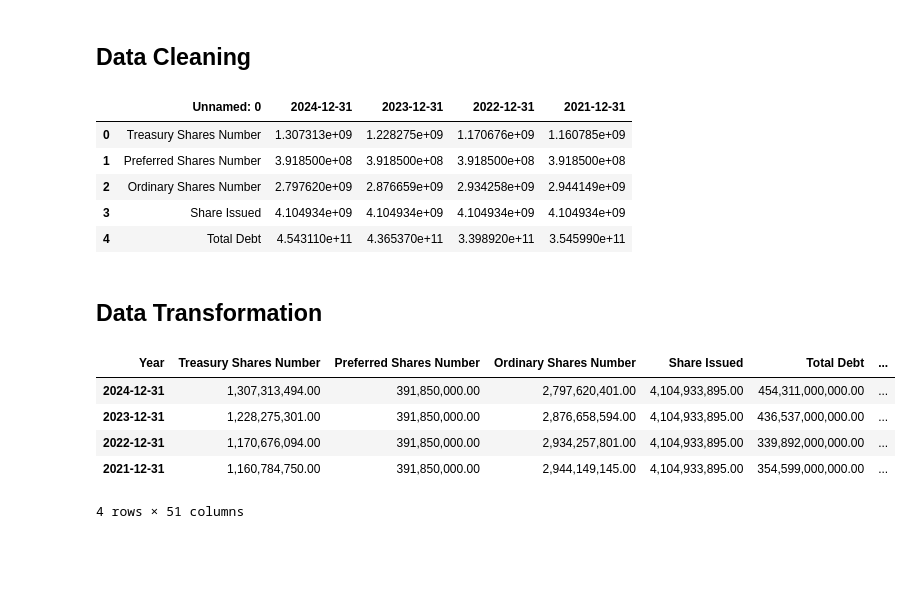
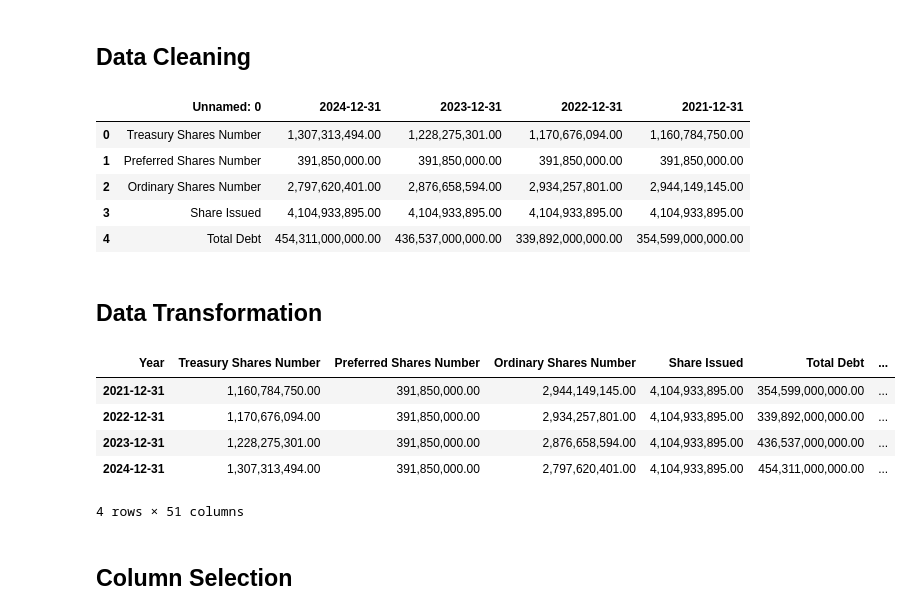
Before and after one commit to pvtzurbito/data_science, a Jupyter notebook: Learning Pandas/jupyter notebooks/final reports/JPMorgan_bs_Final.ipynb, the cells around one changed output. Cells and saved outputs as stored; diff of their text form; code cells hidden in the pictures; blank space fills up the shorter version.

Commit message:
Fixed visualizations, added descriptions, and made the index to an ascending order.

```diff
--- a/Learning Pandas/jupyter notebooks/final reports/JPMorgan_bs_Final.ipynb
+++ b/Learning Pandas/jupyter notebooks/final reports/JPMorgan_bs_Final.ipynb
@@ -20,26 +20,29 @@ raw_df.head()
 # %% [markdown]
 ## Data Cleaning
 # %%
+pd.options.display.float_format = '{:,.2f}'.format
 filtered_df = raw_df.drop(columns ='2020-12-31')
 filtered_df.head()
 # %% [output]
 |  | Unnamed: 0 | 2024-12-31 | 2023-12-31 | 2022-12-31 | 2021-12-31 |
-| 0 | Treasury Shares Number | 1.307313e+09 | 1.228275e+09 | 1.170676e+09 | 1.160785e+09 |
-| 1 | Preferred Shares Number | 3.918500e+08 | 3.918500e+08 | 3.918500e+08 | 3.918500e+08 |
-| 2 | Ordinary Shares Number | 2.797620e+09 | 2.876659e+09 | 2.934258e+09 | 2.944149e+09 |
-| 3 | Share Issued | 4.104934e+09 | 4.104934e+09 | 4.104934e+09 | 4.104934e+09 |
-| 4 | Total Debt | 4.543110e+11 | 4.365370e+11 | 3.398920e+11 | 3.545990e+11 |
+| 0 | Treasury Shares Number | 1,307,313,494.00 | 1,228,275,301.00 | 1,170,676,094.00 | 1,160,784,750.00 |
+| 1 | Preferred Shares Number | 391,850,000.00 | 391,850,000.00 | 391,850,000.00 | 391,850,000.00 |
+| 2 | Ordinary Shares Number | 2,797,620,401.00 | 2,876,658,594.00 | 2,934,257,801.00 | 2,944,149,145.00 |
+| 3 | Share Issued | 4,104,933,895.00 | 4,104,933,895.00 | 4,104,933,895.00 | 4,104,933,895.00 |
+| 4 | Total Debt | 454,311,000,000.00 | 436,537,000,000.00 | 339,892,000,000.00 | 354,599,000,000.00 |
 # %% [markdown]
 ## Data Transformation
 # %%
 filtered_df_t = filtered_df.set_index('Unnamed: 0').T
-pd.options.display.float_format = '{:,.2f}'.format
 filtered_df_t.rename_axis('Year', axis = 1, inplace=True)
+filtered_df_t = filtered_df_t.sort_index(ascending = True)
 filtered_df_t
 # %% [output]
 | Year | Treasury Shares Number | Preferred Shares Number | Ordinary Shares Number | Share Issued | Total Debt | ... |
+| 2021-12-31 | 1,160,784,750.00 | 391,850,000.00 | 2,944,149,145.00 | 4,104,933,895.00 | 354,599,000,000.00 | ... |
+| 2022-12-31 | 1,170,676,094.00 | 391,850,000.00 | 2,934,257,801.00 | 4,104,933,895.00 | 339,892,000,000.00 | ... |
+| 2023-12-31 | 1,228,275,301.00 | 391,850,000.00 | 2,876,658,594.00 | 4,104,933,895.00 | 436,537,000,000.00 | ... |
 | 2024-12-31 | 1,307,313,494.00 | 391,850,000.00 | 2,797,620,401.00 | 4,104,933,895.00 | 454,311,000,000.00 | ... |
-| 2023-12-31 | 1,228,275,301.00 | 391,850,000.00 | 2,876,658,594.00 | 4,104,933,895.00 | 436,537,000,000.00 | ... |
-| 2022-12-31 | 1,170,676,094.00 | 391,850,000.00 | 2,934,257,801.00 | 4,104,933,895.00 | 339,892,000,000.00 | ... |
-| 2021-12-31 | 1,160,784,750.00 | 391,850,000.00 | 2,944,149,145.00 | 4,104,933,895.00 | 354,599,000,000.00 | ... |
 4 rows × 51 columns
+# %% [markdown]
+## Column Selection
```
Also changed, not shown: parts of 5 cells of this notebook.
